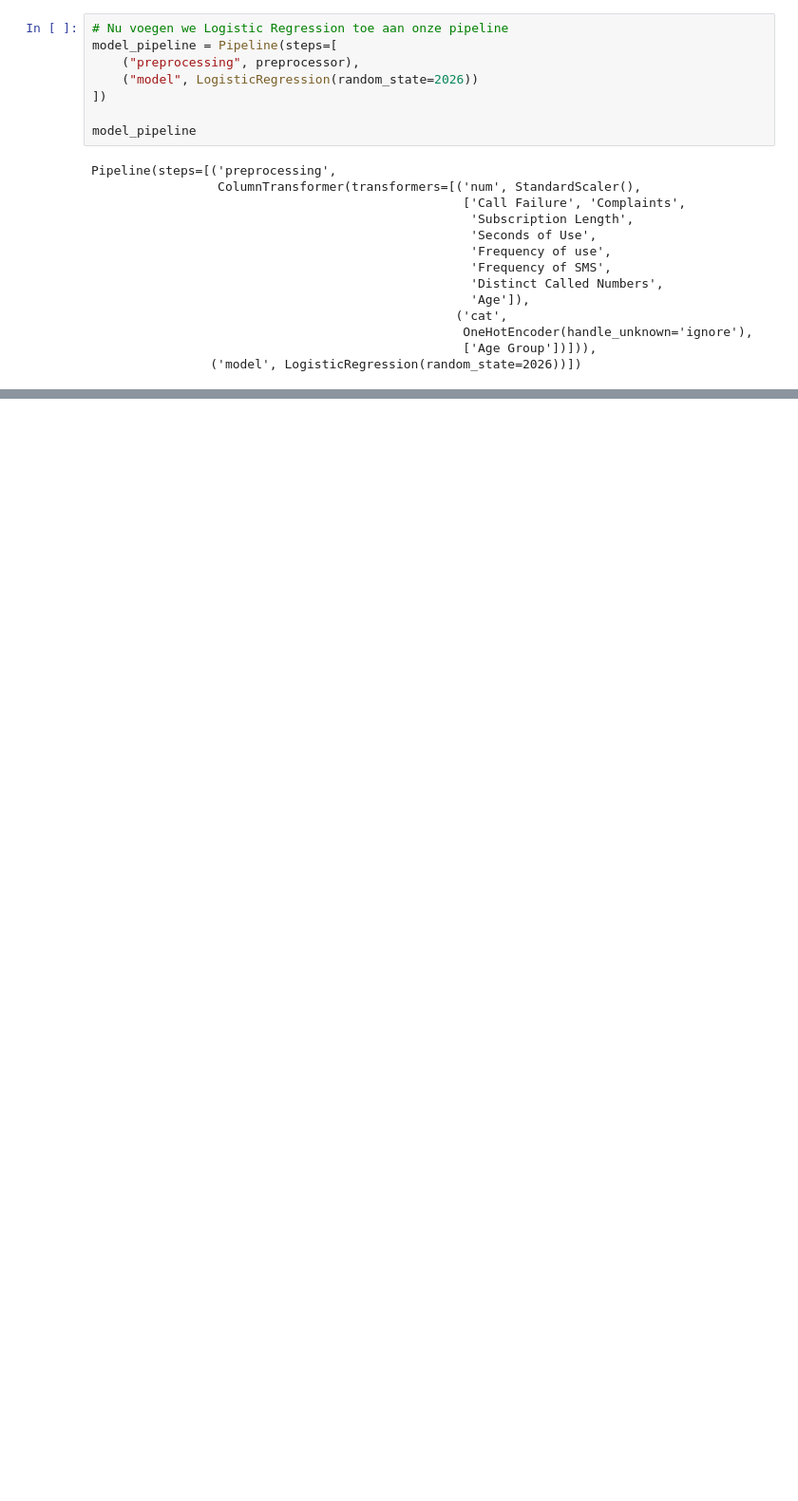
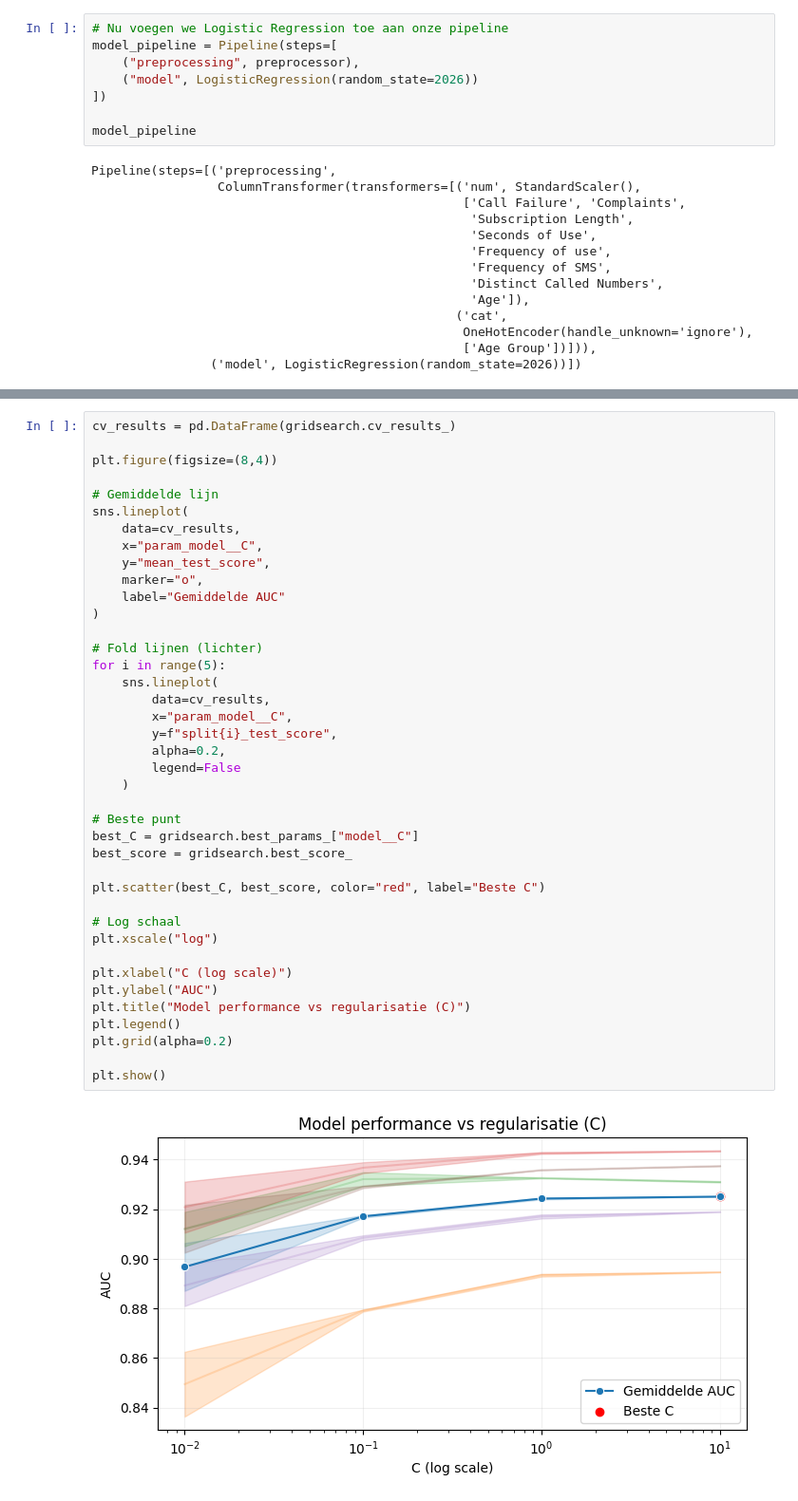
Before and after one commit to Murielle01/BP-3.4, a Jupyter notebook: scripts/opdracht 2/logistische_regressie.ipynb, the cells around one changed output, grey strips where cells are left out. Shown at 95% size. Saved outputs shown, nothing was run; the diff lists cells and outputs as text; blank space fills up the shorter version.

```diff
--- a/scripts/opdracht 2/logistische_regressie.ipynb
+++ b/scripts/opdracht 2/logistische_regressie.ipynb
@@ -205,0 +542,42 @@ Pipeline(steps=[('preprocessing',
+# %%
+cv_results = pd.DataFrame(gridsearch.cv_results_)
+
+plt.figure(figsize=(8,4))
+
+# Gemiddelde lijn
+sns.lineplot(
+    data=cv_results,
+    x="param_model__C",
+    y="mean_test_score",
+    marker="o",
+    label="Gemiddelde AUC"
+)
+
+# Fold lijnen (lichter)
+for i in range(5):
+    sns.lineplot(
+        data=cv_results,
+        x="param_model__C",
+        y=f"split{i}_test_score",
+        alpha=0.2,
+        legend=False
+    )
+
+# Beste punt
+best_C = gridsearch.best_params_["model__C"]
+best_score = gridsearch.best_score_
+
+plt.scatter(best_C, best_score, color="red", label="Beste C")
+
+# Log schaal
+plt.xscale("log")
+
+plt.xlabel("C (log scale)")
+plt.ylabel("AUC")
+plt.title("Model performance vs regularisatie (C)")
+plt.legend()
+plt.grid(alpha=0.2)
+
+plt.show()
+# %% [output]
+[figure, added]
```
Also changed, not shown: parts of 41 cells of this notebook, 1 other file.
